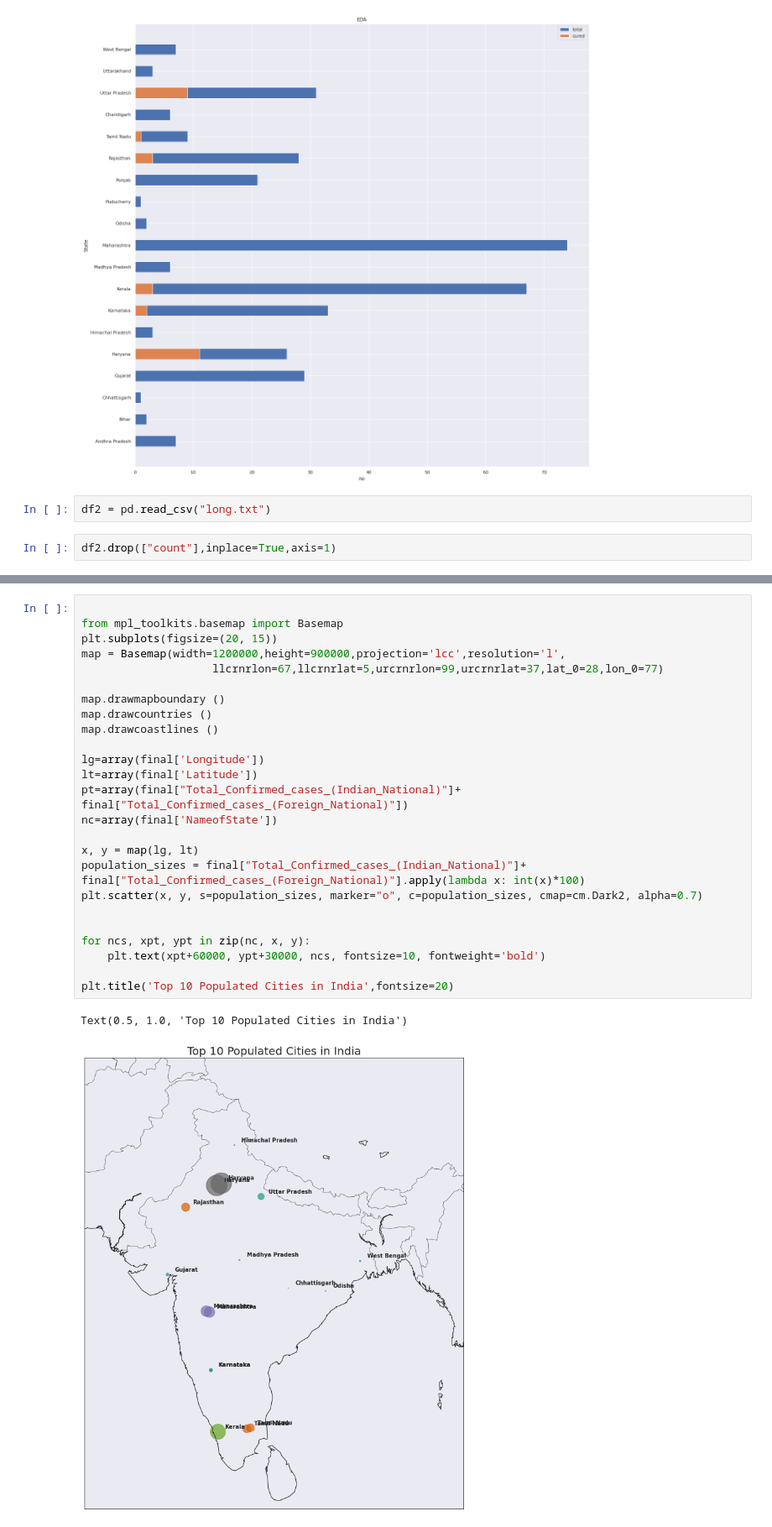
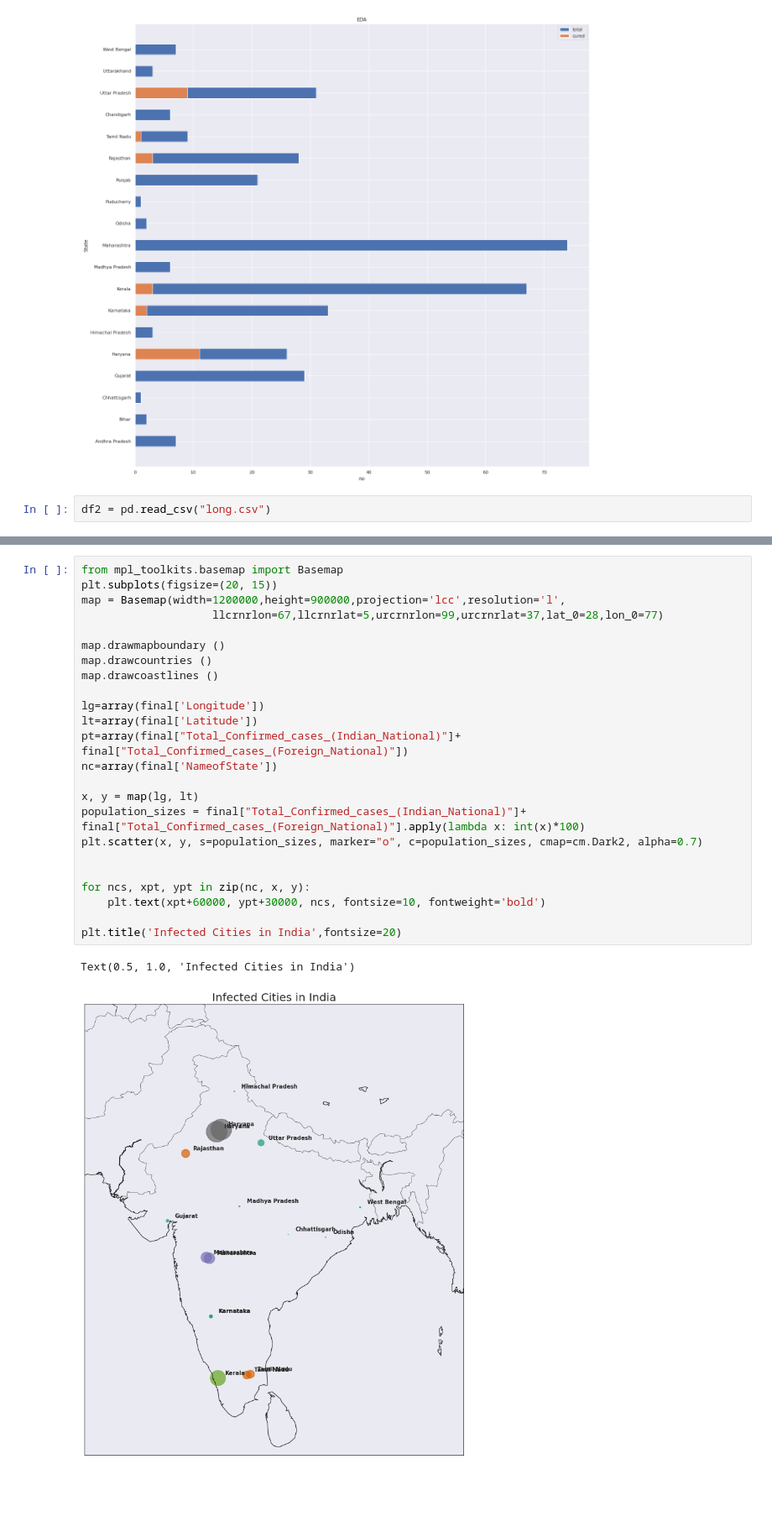
Before and after one commit to Govindskatyura/COVID_19_live_DATA, a Jupyter notebook: plotly.ipynb, the cells around one changed output, grey strips where cells are left out. Shown at 84% size. Cells and saved outputs as stored; diff of their text form; blank space fills up the shorter version.

```diff
--- a/plotly.ipynb
+++ b/plotly.ipynb
@@ -176,6 +132,4 @@ plt.legend()
 <matplotlib.legend.Legend at 0x...>
 [figure]
 # %%
-df2 = pd.read_csv("long.txt")
+df2 = pd.read_csv("long.csv")
-# %%
-df2.drop(["count"],inplace=True,axis=1)
@@ -242,28 +165,27 @@ final = pd.merge(df, df2, on='NameofState')
 # %%
-
 from mpl_toolkits.basemap import Basemap
 plt.subplots(figsize=(20, 15))
 map = Basemap(width=1200000,height=900000,projection='lcc',resolution='l',
                     llcrnrlon=67,llcrnrlat=5,urcrnrlon=99,urcrnrlat=37,lat_0=28,lon_0=77)
 
 map.drawmapboundary ()
 map.drawcountries ()
 map.drawcoastlines ()
 
 lg=array(final['Longitude'])
 lt=array(final['Latitude'])
 pt=array(final["Total_Confirmed_cases_(Indian_National)"]+ final["Total_Confirmed_cases_(Foreign_National)"])
 nc=array(final['NameofState'])
 
 x, y = map(lg, lt)
 population_sizes = final["Total_Confirmed_cases_(Indian_National)"]+ final["Total_Confirmed_cases_(Foreign_National)"].apply(lambda x: int(x)*100)
 plt.scatter(x, y, s=population_sizes, marker="o", c=population_sizes, cmap=cm.Dark2, alpha=0.7)
 
 
 for ncs, xpt, ypt in zip(nc, x, y):
     plt.text(xpt+60000, ypt+30000, ncs, fontsize=10, fontweight='bold')
 
-plt.title('Top 10 Populated Cities in India',fontsize=20)
+plt.title('Infected Cities in India',fontsize=20)
 # %% [output]
-Text(0.5, 1.0, 'Top 10 Populated Cities in India')
+Text(0.5, 1.0, 'Infected Cities in India')
-[figure, old version]
+[figure, new version]
```
Also changed, not shown: parts of 15 cells of this notebook.
